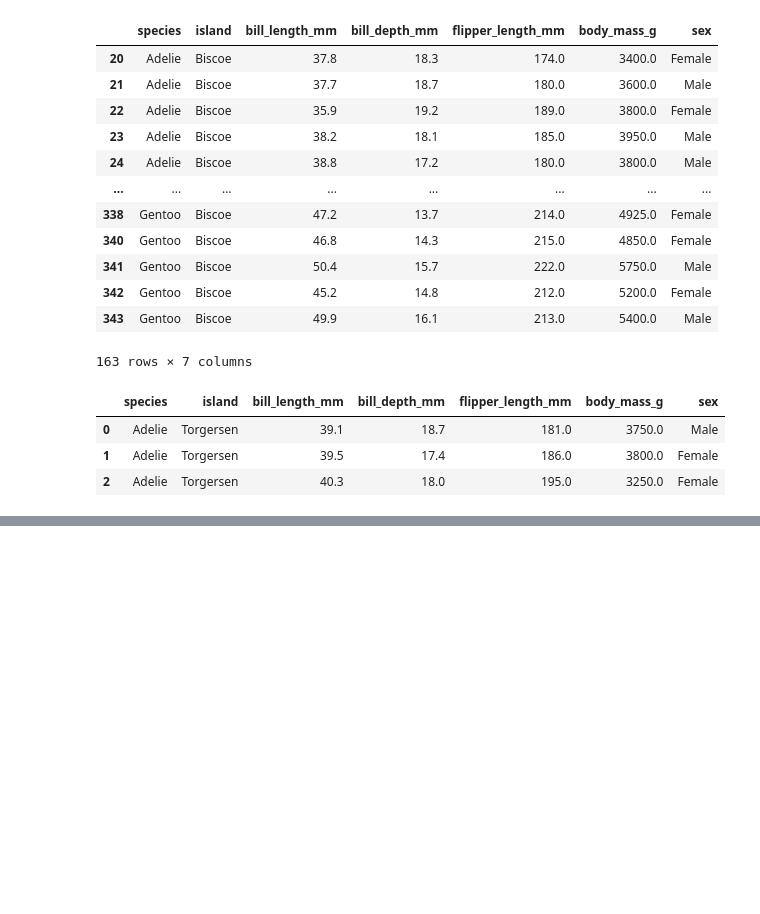
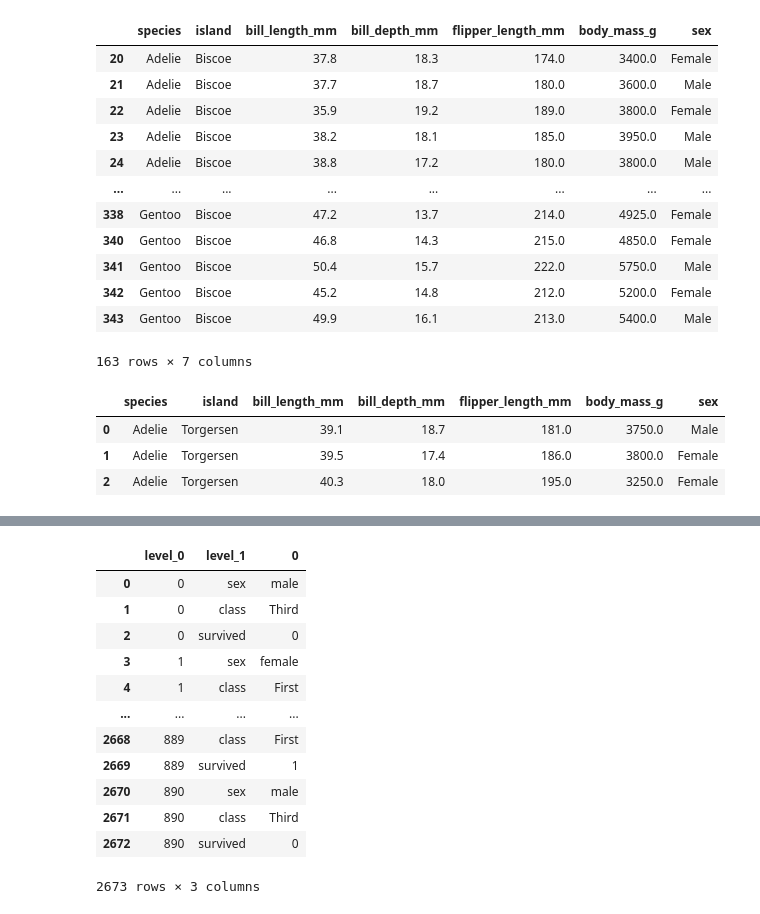
Before and after one commit to b3rian/Data_Science, a Jupyter notebook: pandas tutorial.ipynb, the cells around one changed output, grey strips where cells are left out. Cells and saved outputs as stored; diff of their text form; code cells hidden in the pictures; blank space fills up the shorter version.

```diff
--- a/pandas tutorial.ipynb
+++ b/pandas tutorial.ipynb
@@ -267,0 +287,18 @@ penguins.get(['species', 'body_mass_g', 'Species'])
+# %%
+new_dataset = titanic[['sex', 'class', 'survived']]
+# %%
+new_dataset.stack().reset_index()
+# %% [output]
+|  | level_0 | level_1 | 0 |
+| 0 | 0 | sex | male |
+| 1 | 0 | class | Third |
+| 2 | 0 | survived | 0 |
+| 3 | 1 | sex | female |
+| 4 | 1 | class | First |
+| ... | ... | ... | ... |
+| 2668 | 889 | class | First |
+| 2669 | 889 | survived | 1 |
+| 2670 | 890 | sex | male |
+| 2671 | 890 | class | Third |
+| 2672 | 890 | survived | 0 |
+2673 rows × 3 columns
```
Also changed, not shown: parts of 10 cells of this notebook, 3 other files.
